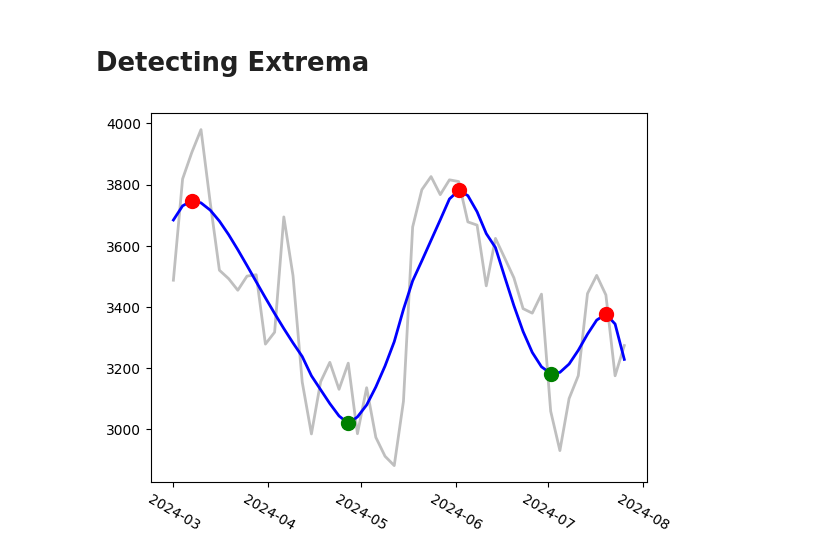
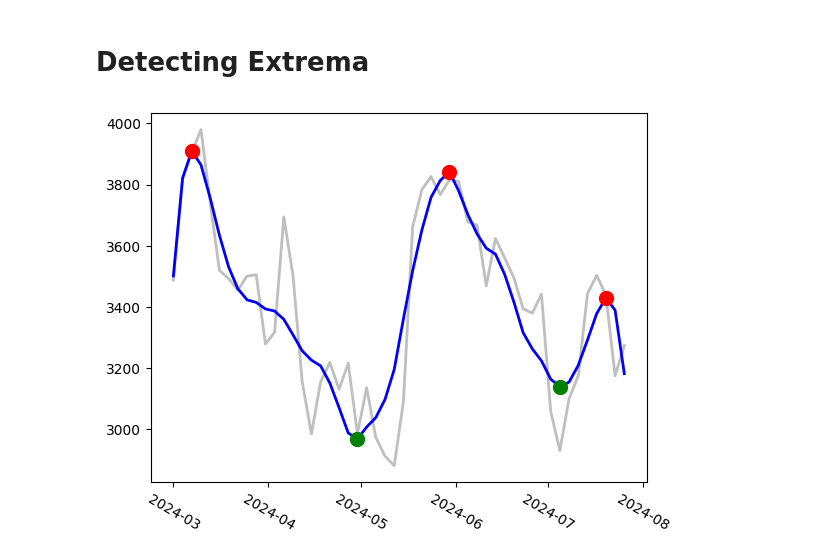
Before and after one commit to elymsyr/Stock-Price, a Jupyter notebook: Formation/video-final.ipynb, the cells around one changed output. Drawn from its saved outputs; the diff is of its cells as text; code cells hidden in the pictures.

```diff
--- a/Formation/video-final.ipynb
+++ b/Formation/video-final.ipynb
@@ -81,25 +81,25 @@ plt.show()
 # %% [markdown]
 #  Detecting Extrema
 # %%
-smoothness = 30
+smoothness = 20
 
-def find_extramas(data, window_length = 30, polyorder = 5, distance = 10, width = 1):
-    df["close_smooth"] = savgol_filter(df.close, window_length, polyorder)
-    peaks_idx, _ = find_peaks(df.close_smooth, distance = distance, width = width) # prominence=atr
-    troughs_idx, _ = find_peaks(-1*df.close_smooth, distance = distance, width = width) # prominence=atr
+def find_extramas(data, window_length = 20, polyorder = 5, distance = 10, width = 1):
+    data["close_smooth"] = savgol_filter(data.close, window_length, polyorder)
+    peaks_idx, _ = find_peaks(data.close_smooth, distance = distance, width = width) # prominence=atr
+    troughs_idx, _ = find_peaks(-1*data.close_smooth, distance = distance, width = width) # prominence=atr
     return peaks_idx, troughs_idx
+
+peaks_idx, troughs_idx = find_extramas(df, smoothness)
 
 fig, ax = plt.subplots()
 plt.xticks(rotation=-30)
 price, = ax.plot(df.index, df.close, c='grey', lw=2, alpha=0.5, zorder=5)
 price_smooth, = ax.plot(df.index, df.close_smooth, c='b', lw=2, zorder=5)
 
-peaks_idx, troughs_idx = find_extramas(df, smoothness)
-
 peaks, = ax.plot(df.index[peaks_idx], df.close_smooth.iloc[peaks_idx], c="r", linestyle='None', markersize = 10.0, marker = "o", zorder=10)
 
 troughs, = ax.plot(df.index[troughs_idx], df.close_smooth.iloc[troughs_idx], c="g", linestyle='None', markersize = 10.0, marker = "o", zorder=10)
 
 plt.show()
 # %% [output]
-[figure, old version]
+[figure, new version]
```
Also changed, not shown: parts of 1 cell of this notebook, 2 other files.
